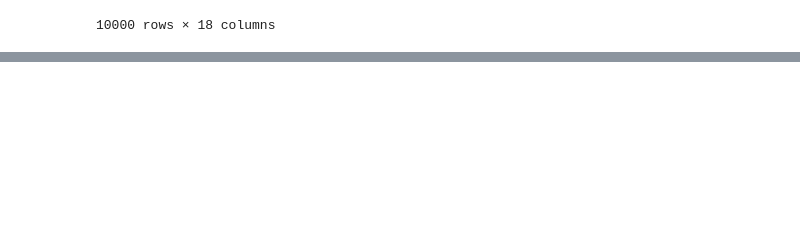
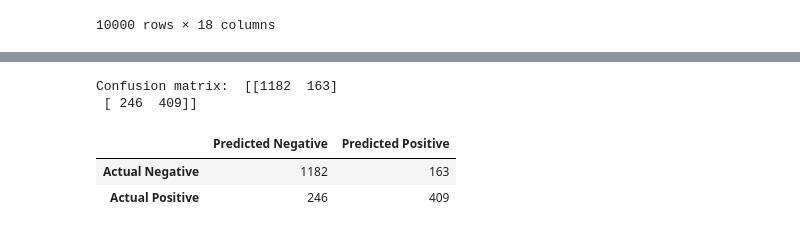
Before and after one commit to nawazf/Data-Engineering-and-AI, a Jupyter notebook: carinsurance.ipynb, the cells around one changed output, grey strips where cells are left out. Saved outputs shown, nothing was run; the diff lists cells and outputs as text; code cells hidden in the pictures; blank space fills up the shorter version.

```diff
--- a/carinsurance.ipynb
+++ b/carinsurance.ipynb
@@ -55,0 +186,10 @@ dataset.describe()
+# %%
+print('Confusion matrix: ', confusion_matrix(y_test, y_pred))
+pd.DataFrame(confusion_matrix(y_test, y_pred),
+      index = ['Actual Negative', 'Actual Positive'],columns = ['Predicted Negative', 'Predicted Positive'])
+# %% [output]
+Confusion matrix:  [[1182  163]
+ [ 246  409]]
+|  | Predicted Negative | Predicted Positive |
+| Actual Negative | 1182 | 163 |
+| Actual Positive | 246 | 409 |
```
Also changed, not shown: parts of 19 cells of this notebook, 2 other files.
